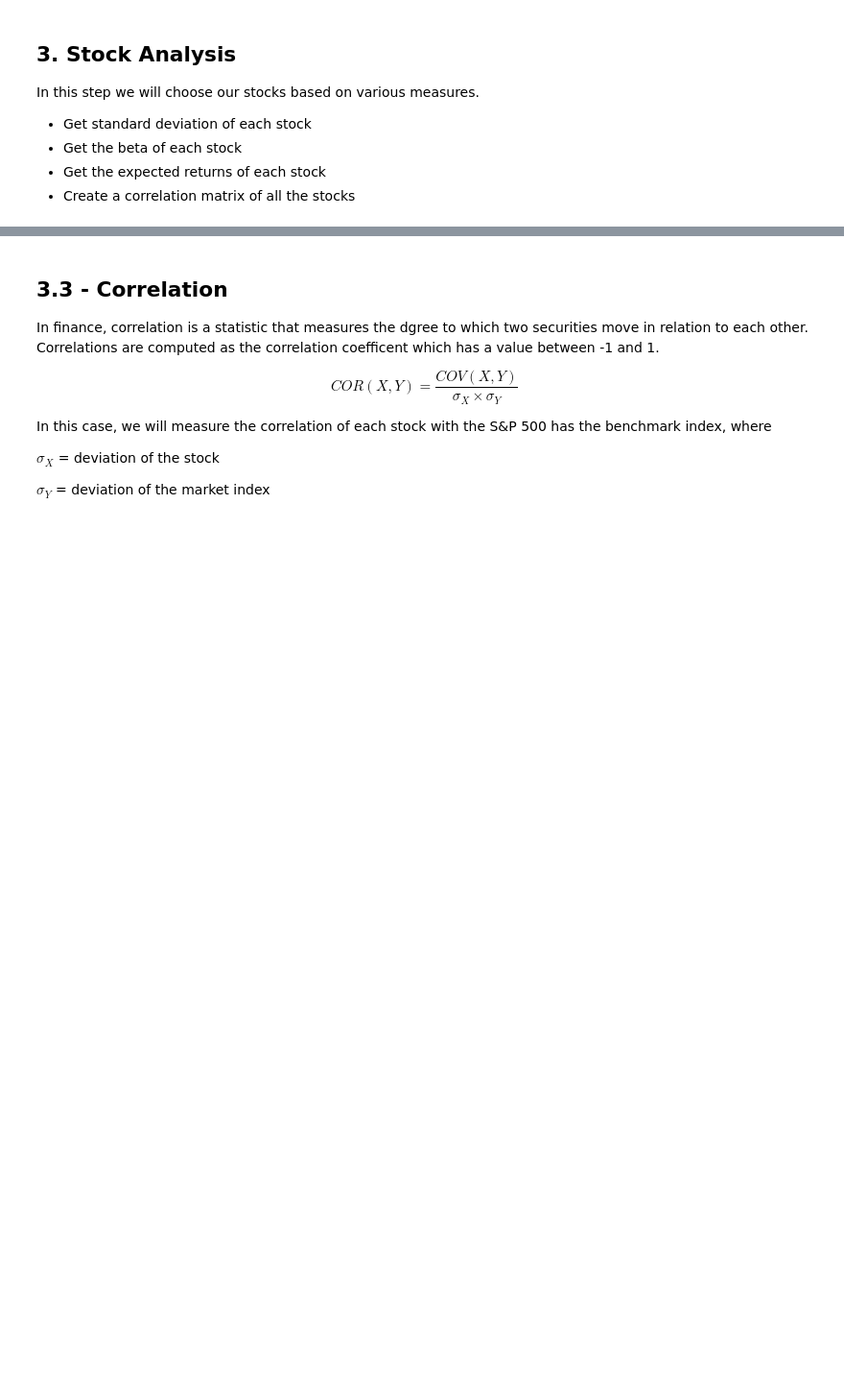
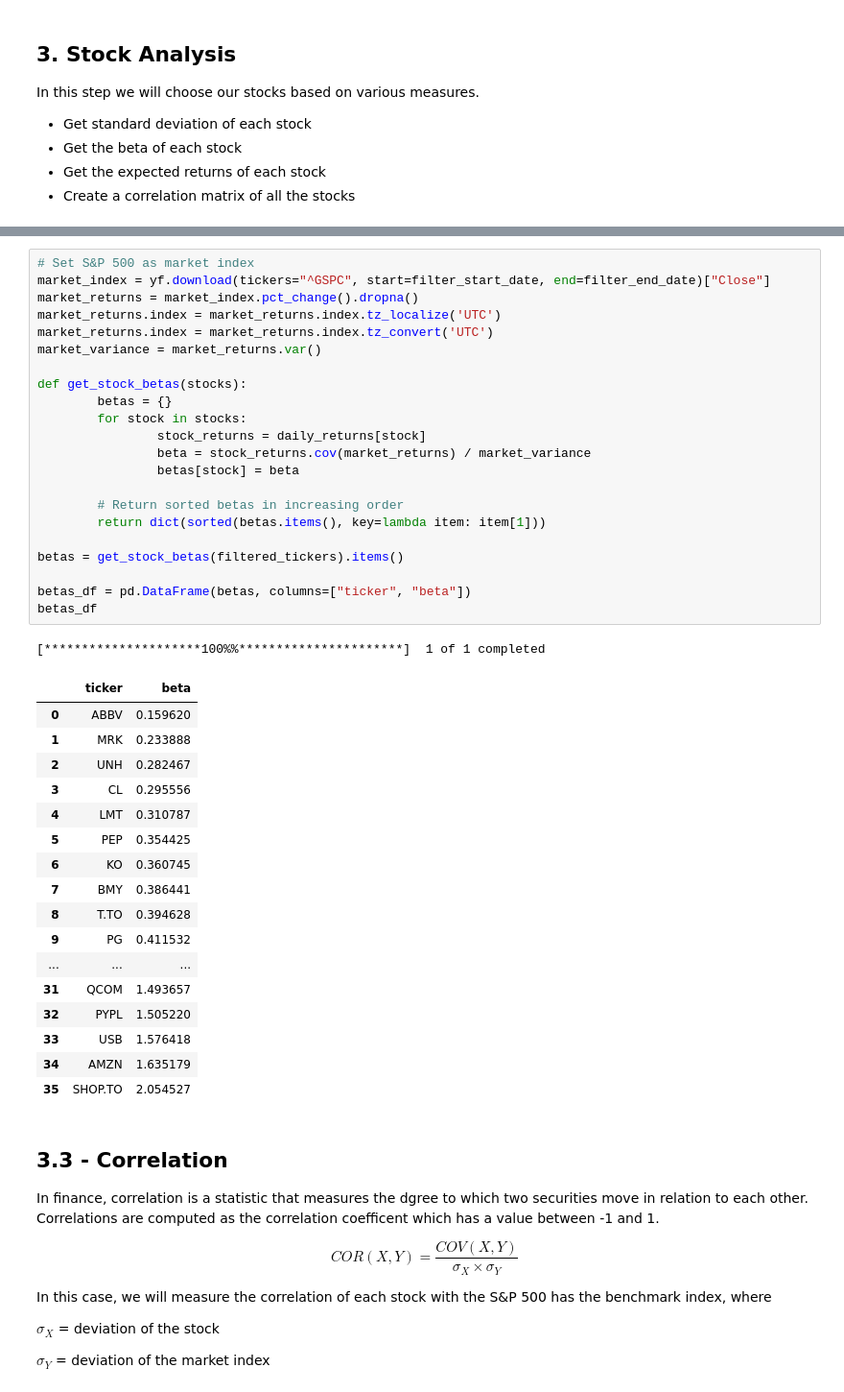
Before and after one commit to Zemelware/robo_stock_advisor, a Jupyter notebook: robo_stock_advisor.ipynb, the cells around one changed output, grey strips where cells are left out. Shown: that part at 96% size. Saved outputs shown, nothing was run; the diff lists cells and outputs as text; blank space fills up the shorter version.

Commit message:
Edit beta fuction

```diff
--- a/robo_stock_advisor.ipynb
+++ b/robo_stock_advisor.ipynb
@@ -269,3 +251,44 @@ stock_std.head()
+# %%
+# Set S&P 500 as market index
+market_index = yf.download(tickers="^GSPC", start=filter_start_date, end=filter_end_date)["Close"]
+market_returns = market_index.pct_change().dropna()
+market_returns.index = market_returns.index.tz_localize('UTC')
+market_returns.index = market_returns.index.tz_convert('UTC')
+market_variance = market_returns.var()
+
+def get_stock_betas(stocks):
+        betas = {}
+        for stock in stocks:
+                stock_returns = daily_returns[stock]
+                beta = stock_returns.cov(market_returns) / market_variance
+                betas[stock] = beta
+
+        # Return sorted betas in increasing order
+        return dict(sorted(betas.items(), key=lambda item: item[1]))
+
+betas = get_stock_betas(filtered_tickers).items()
+
+betas_df = pd.DataFrame(betas, columns=["ticker", "beta"])
+betas_df
+# %% [output]
+[*********************100%%**********************]  1 of 1 completed
+|  | ticker | beta |
+| 0 | ABBV | 0.159620 |
+| 1 | MRK | 0.233888 |
+| 2 | UNH | 0.282467 |
+| 3 | CL | 0.295556 |
+| 4 | LMT | 0.310787 |
+| 5 | PEP | 0.354425 |
+| 6 | KO | 0.360745 |
+| 7 | BMY | 0.386441 |
+| 8 | T.TO | 0.394628 |
+| 9 | PG | 0.411532 |
+| ... | ... | ... |
+| 31 | QCOM | 1.493657 |
+| 32 | PYPL | 1.505220 |
+| 33 | USB | 1.576418 |
+| 34 | AMZN | 1.635179 |
+| 35 | SHOP.TO | 2.054527 |
 # %% [markdown]
 ## 3.3 - Correlation
 
```
Also changed, not shown: parts of 13 cells of this notebook.
